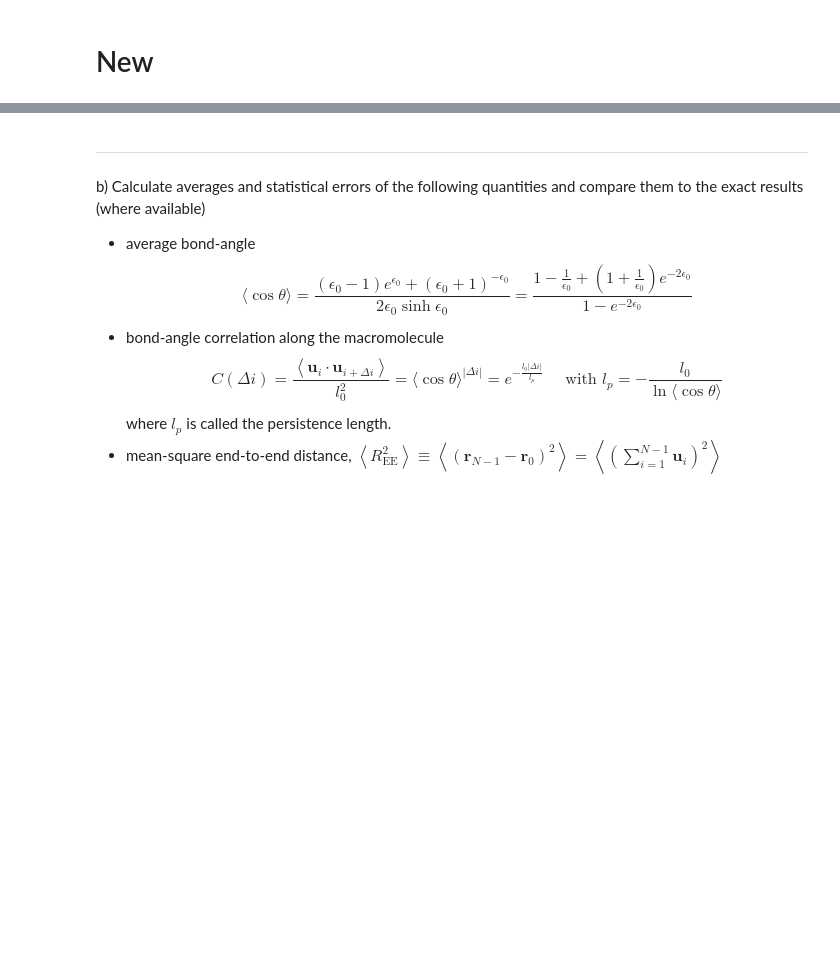
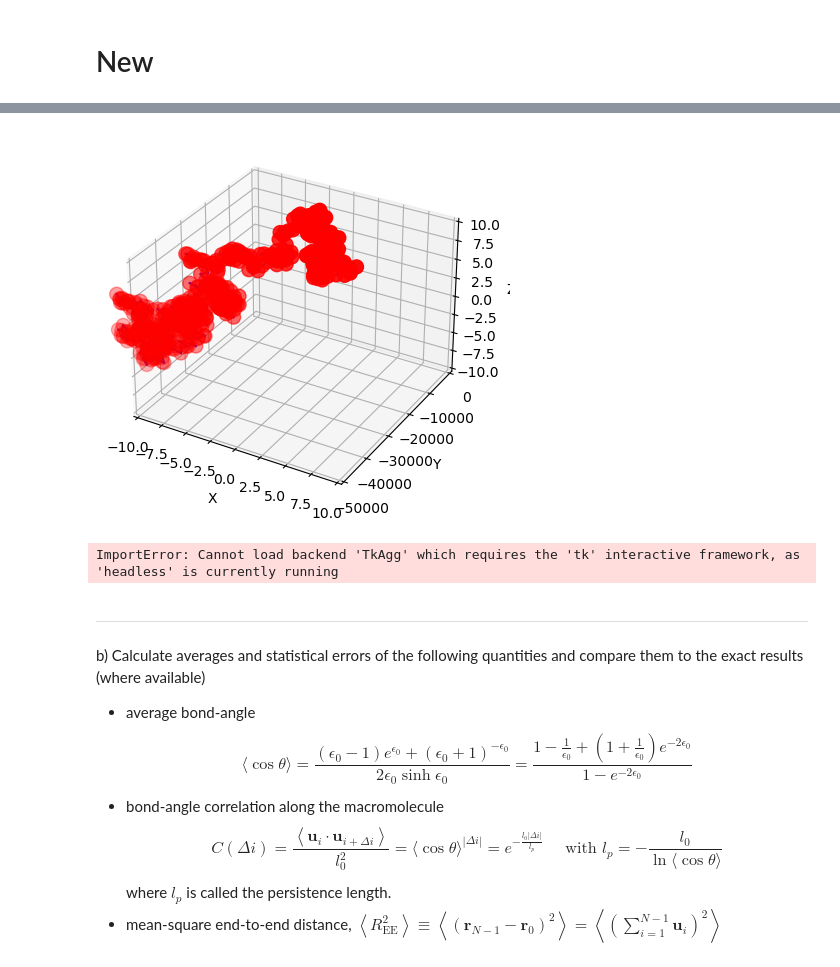
Before and after one commit to LukasLow/UniKurs_Phy-for-DS, a Jupyter notebook: Softmatter/Phy8.ipynb, the cells around one changed output, grey strips where cells are left out. Saved outputs shown, nothing was run; the diff lists cells and outputs as text; code cells hidden in the pictures; blank space fills up the shorter version.

```diff
--- a/Softmatter/Phy8.ipynb
+++ b/Softmatter/Phy8.ipynb
@@ -229,36 +247,84 @@ configuration = configurations[0]
 
 # Extract the positions of atoms and bond vectors
 positions = np.zeros((N, 3))
 bond_vectors = np.zeros((N - 1, 3))
 
 positions[0] = np.array([0, 0, 0])
 for i in range(1, N):
     bond_vectors[i - 1] = configuration[i - 1]
     positions[i] = positions[i - 1] + bond_vectors[i - 1]
 
 # Plot the molecular configuration
 fig = plt.figure()
 ax = fig.add_subplot(111, projection='3d')
 
 # Plot atoms
 ax.scatter(positions[:, 0], positions[:, 1], positions[:, 2], c='red', s=100)
 
 # Plot bonds
 for i in range(N - 1):
     start = positions[i]
     end = positions[i + 1]
     ax.plot([start[0], end[0]], [start[1], end[1]], [start[2], end[2]], color='blue')
 
 # Set plot limits and labels
-ax.set_xlim([-1000, 1000])
-ax.set_ylim([-1000, 1000])
-ax.set_zlim([-1000, 1000])
+ax.set_xlim([-10, 10])
+ax.set_ylim([-50000, 50])
+ax.set_zlim([-10, 10])
 ax.set_xlabel('X')
 ax.set_ylabel('Y')
 ax.set_zlabel('Z')
 
 # Show the plot
 plt.show()
+# %% [output]
+[figure, added]
+# %%
+import numpy as np
+import matplotlib
+matplotlib.use('TkAgg')
+import matplotlib.pyplot as plt
+
+# Access the first configuration
+configuration = configurations[0]
+
+# Extract the positions of atoms and bond vectors
+positions = np.zeros((N, 3))
+bond_vectors = np.zeros((N - 1, 3))
+
+positions[0] = np.array([0, 0, 0])
+for i in range(1, N):
+    bond_vectors[i - 1] = configuration[i - 1]
+    positions[i] = positions[i - 1] + bond_vectors[i - 1]
+
+# Plot the molecular configuration
+fig = plt.figure()
+ax = fig.add_subplot(111, projection='3d')
+
+# Plot atoms
+ax.scatter(positions[:, 0], positions[:, 1], positions[:, 2], c='red', s=100)
+
+# Plot bonds
+for i in range(N - 1):
+    start = positions[i]
+    end = positions[i + 1]
+    ax.plot([start[0], end[0]], [start[1], end[1]], [start[2], end[2]], color='blue')
+
+# Set plot limits and labels
+ax.set_xlim([-10, 10])
+ax.set_ylim([-10, 10])
+ax.set_zlim([-10, 10])
+ax.set_xlabel('X')
+ax.set_ylabel('Y')
+ax.set_zlabel('Z')
+
+# Enable interactive mode
+plt.ion()
+
+# Show the plot
+plt.show()
+# %% [output]
+ImportError: Cannot load backend 'TkAgg' which requires the 'tk' interactive framework, as 'headless' is currently running
 # %%
 %%bash
 /root/vsc_projects/PhyforDS/UniKurs_Phy-for-DS/Softmatter/sgh.sh
```
Also changed, not shown: parts of 7 cells of this notebook.
